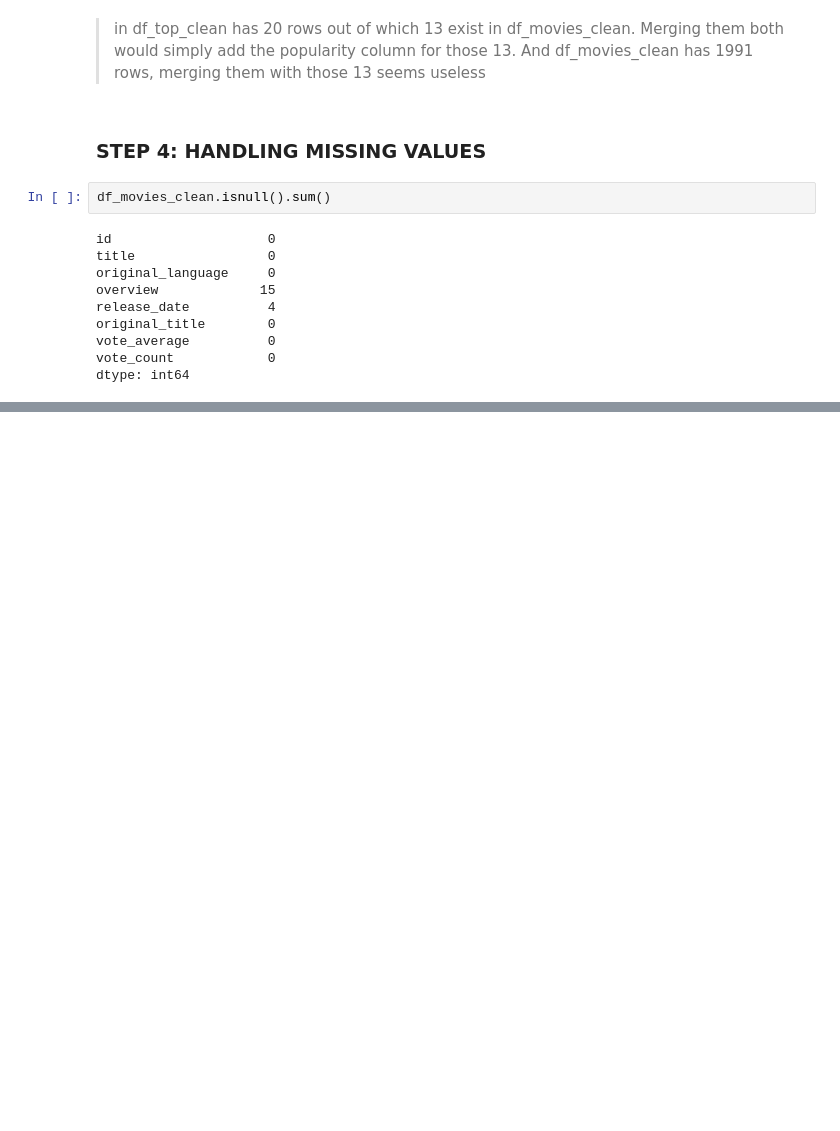
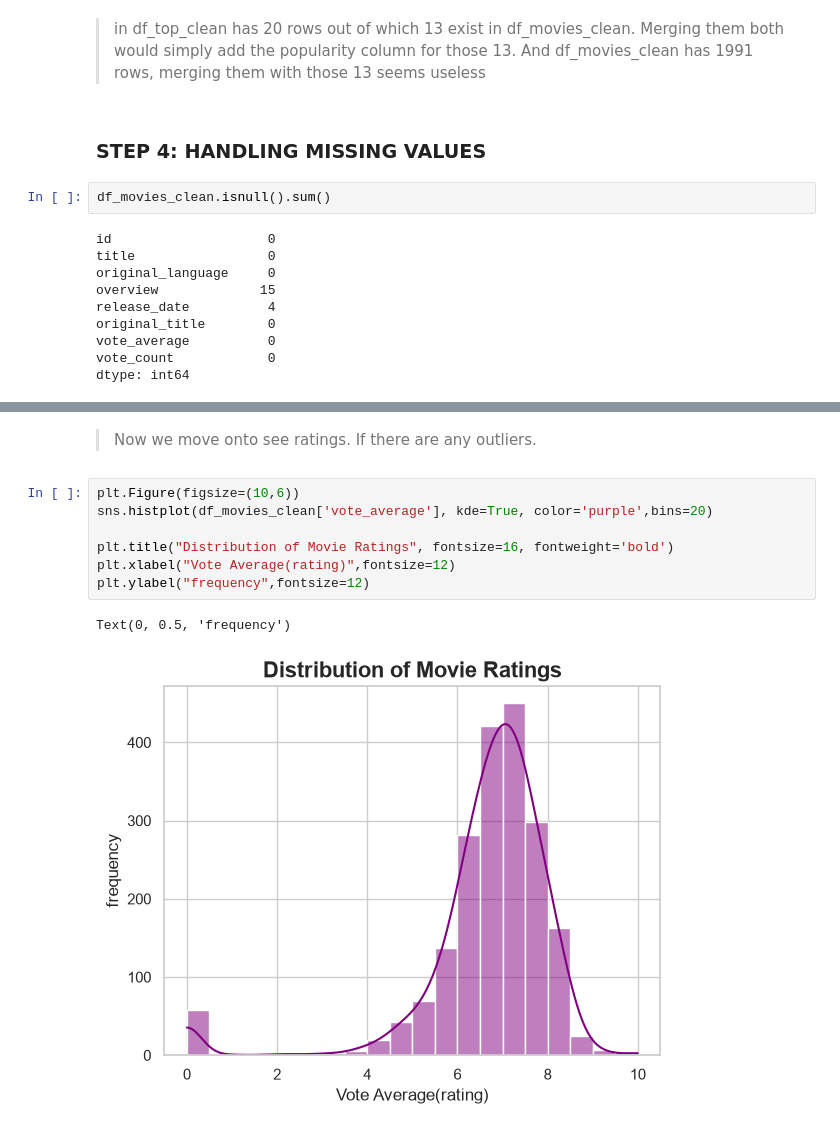
Before and after one commit to C4naryS0ck/ideal-carnival, a Jupyter notebook: movie_cleaning.ipynb, the cells around one changed output, grey strips where cells are left out. Cells and saved outputs as stored; diff of their text form; blank space fills up the shorter version.

```diff
--- a/movie_cleaning.ipynb
+++ b/movie_cleaning.ipynb
@@ -100,0 +212,12 @@ dtype: int64
+# %% [markdown]
+> Now we move onto see ratings. If there are any outliers.
+# %%
+plt.Figure(figsize=(10,6))
+sns.histplot(df_movies_clean['vote_average'], kde=True, color='purple',bins=20)
+
+plt.title("Distribution of Movie Ratings", fontsize=16, fontweight='bold')
+plt.xlabel("Vote Average(rating)",fontsize=12)
+plt.ylabel("frequency",fontsize=12)
+# %% [output]
+Text(0, 0.5, 'frequency')
+[figure, added]
```
Also changed, not shown: parts of 17 cells of this notebook.
